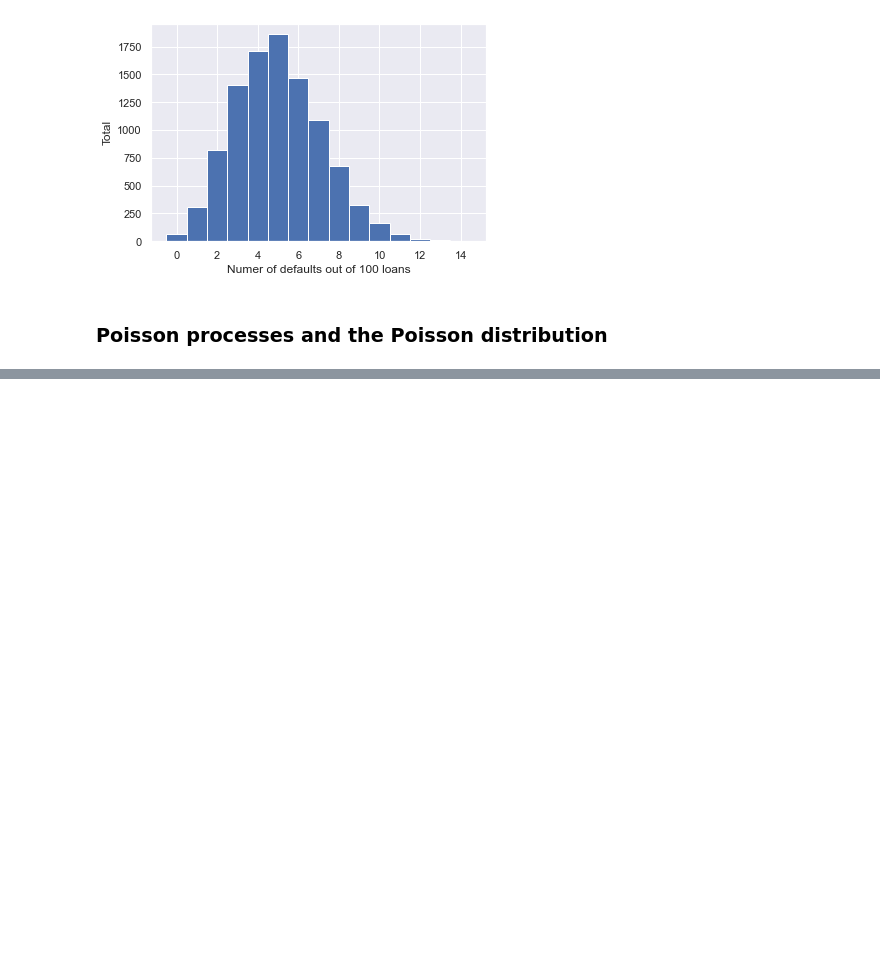
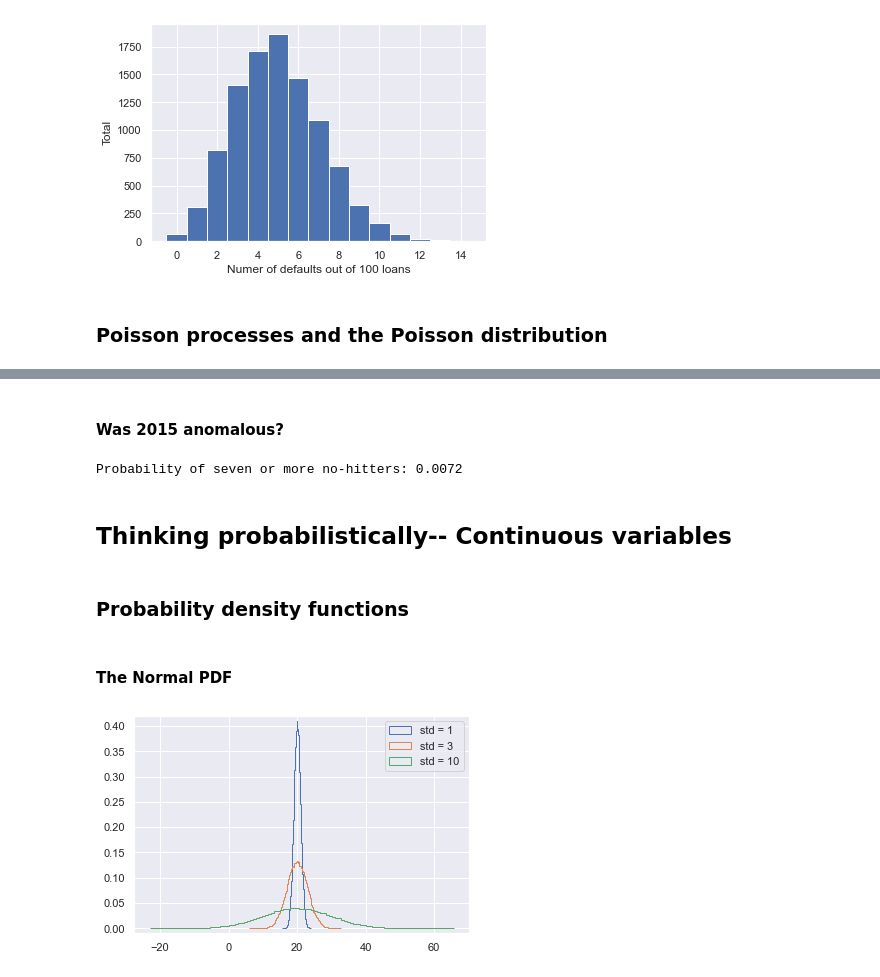
Before and after one commit to CrMatt9/DataScientistFormation, a Jupyter notebook: PythonDataCamp/Statistical Thinking in Python (Part 1).ipynb, the cells around one changed output, grey strips where cells are left out. Drawn from its saved outputs; the diff is of its cells as text; code cells hidden in the pictures; blank space fills up the shorter version.

Commit message:
FINISHED Statistical Thinking in Python (Part 1)

```diff
--- a/PythonDataCamp/Statistical Thinking in Python (Part 1).ipynb
+++ b/PythonDataCamp/Statistical Thinking in Python (Part 1).ipynb
@@ -451,0 +476,39 @@ plt.show()
+# %% [markdown]
+#### Was 2015 anomalous?
+# %%
+# Draw 10,000 samples out of Poisson distribution: n_nohitters
+n_nohitters = np.random.poisson(lam=251/115, size=10000)
+
+# Compute number of samples that are seven or greater: n_large
+n_large = np.sum(n_nohitters>=7)
+
+# Compute probability of getting seven or more: p_large
+p_large = n_large/10000
+
+# Print the result
+print('Probability of seven or more no-hitters:', p_large)
+# %% [output]
+Probability of seven or more no-hitters: 0.0072
+# %% [markdown]
+## Thinking probabilistically-- Continuous variables
+# %% [markdown]
+### Probability density functions
+# %% [markdown]
+#### The Normal PDF
+# %%
+# Draw 100000 samples from Normal distribution with stds of interest: samples_std1, samples_std3, samples_std10
+samples_std1 = np.random.normal(20, 1, size=100000)
+samples_std3 = np.random.normal(20, 3, size=100000)
+samples_std10 = np.random.normal(20, 10, size=100000)
+
+# Make histograms
+plt.hist(samples_std1, bins=100, density=True, histtype='step')
+plt.hist(samples_std3, bins=100, density=True, histtype='step')
+plt.hist(samples_std10, bins=100, density=True, histtype='step')
+
+# Make a legend, set limits and show plot
+_ = plt.legend(('std = 1', 'std = 3', 'std = 10'))
+plt.ylim(-0.01, 0.42)
+plt.show()
+# %% [output]
+[figure, added]
```
Also changed, not shown: parts of 17 cells of this notebook, 1 other file.
